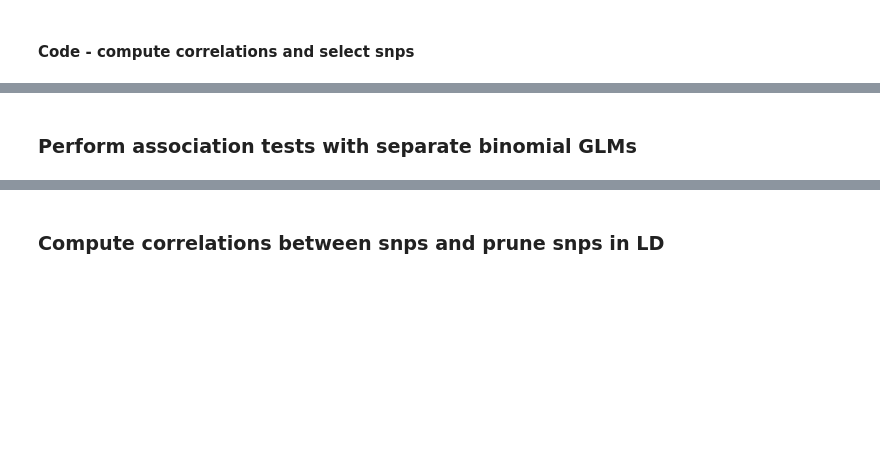
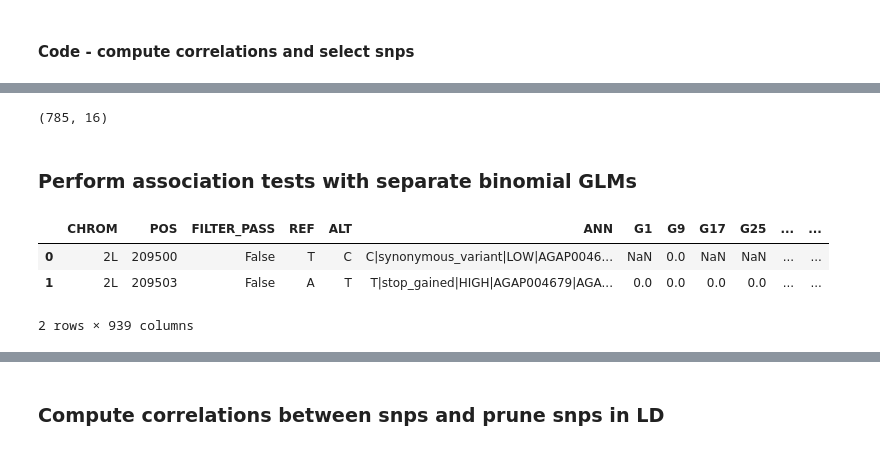
Before and after one commit to LSTM-VIGG/pgs, a Jupyter notebook: pgs-calculation.ipynb, the cells around one changed output, grey strips where cells are left out. Saved outputs shown, nothing was run; the diff lists cells and outputs as text; code cells hidden in the pictures; blank space fills up the shorter version.

```diff
--- a/pgs-calculation.ipynb
+++ b/pgs-calculation.ipynb
@@ -391,10 +485,21 @@ df_amp_samples = pd.read_csv("/home/sanj/Projects/amplicon-seq/ampseq-agvampir00
 df_amp_samples = df_amp_samples.assign(phenotype=df_amp_samples.sample_id.str.extract(r'_(Dead|Alive)_'))
 df_amp_samples = df_amp_samples.rename(columns={'sampleID':'sample_id'})
+# %%
+df_amp_samples.shape
+# %% [output]
+(785, 16)
 # %% [markdown]
 ### Perform association tests with separate binomial GLMs
 # %%
 # load snp dataframe for snp annotations
-snp_data = pd.read_excel("../resources/ampseq-vigg002-snps-amplicons.xlsx")
+snp_data = pd.read_excel("./data/natcomms-snps.xlsx")
+# %%
+snp_data.head(2)
+# %% [output]
+|  | CHROM | POS | FILTER_PASS | REF | ALT | ANN | G1 | G9 | G17 | G25 | ... | ... |
+| 0 | 2L | 209500 | False | T | C | C|synonymous_variant|LOW|AGAP0046... | NaN | 0.0 | NaN | NaN | ... | ... |
+| 1 | 2L | 209503 | False | A | T | T|stop_gained|HIGH|AGAP004679|AGA... | 0.0 | 0.0 | 0.0 | 0.0 | ... | ... |
+2 rows × 939 columns
 # %%
 import warnings
 warnings.filterwarnings("ignore", category=RuntimeWarning, module="pandas.core.arraylike")
```
Also changed, not shown: parts of 19 cells of this notebook, 1 other file.
